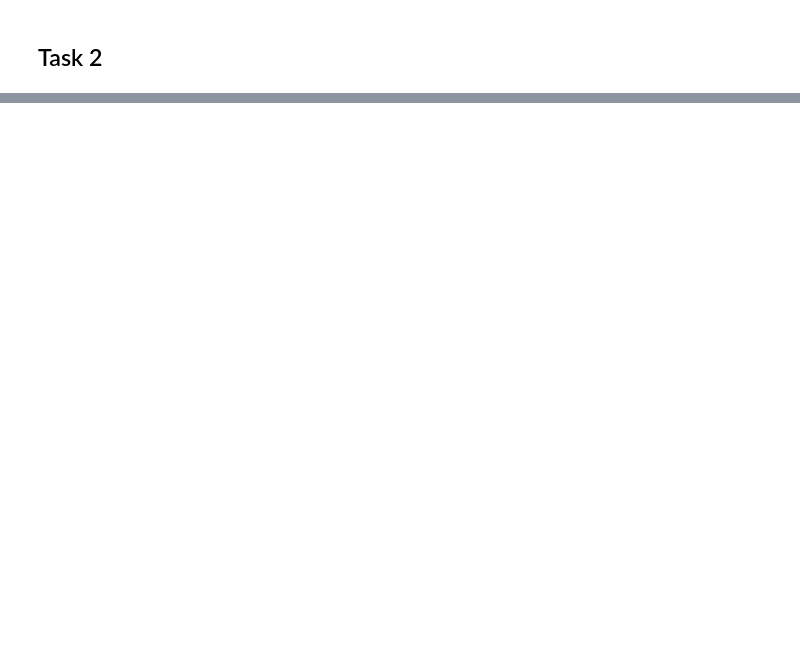
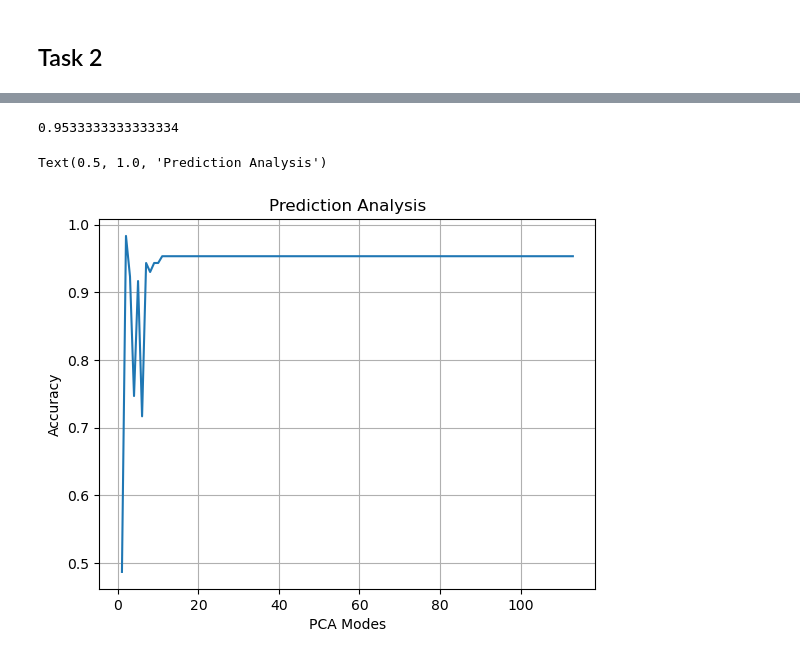
Before and after one commit to Rohan-Pandey1729/AMATH482, a Jupyter notebook: Report 2/Code.ipynb, the cells around one changed output, grey strips where cells are left out. Saved outputs shown, nothing was run; the diff lists cells and outputs as text; code cells hidden in the pictures; blank space fills up the shorter version.

```diff
--- a/Report 2/Code.ipynb
+++ b/Report 2/Code.ipynb
@@ -220,0 +310,14 @@ plt.show()
+# %%
+# Plotttttttttt
+
+k_mode_t = np.arange(1, 114)
+print(test_accuracy[-1])
+plt.plot(k_mode_t, test_accuracy)
+plt.grid(True)
+plt.xlabel("PCA Modes")
+plt.ylabel("Accuracy")
+plt.title("Prediction Analysis")
+# %% [output]
+0.9533333333333334
+Text(0.5, 1.0, 'Prediction Analysis')
+[figure, added]
```
Also changed, not shown: parts of 31 cells of this notebook, 16 other files.
